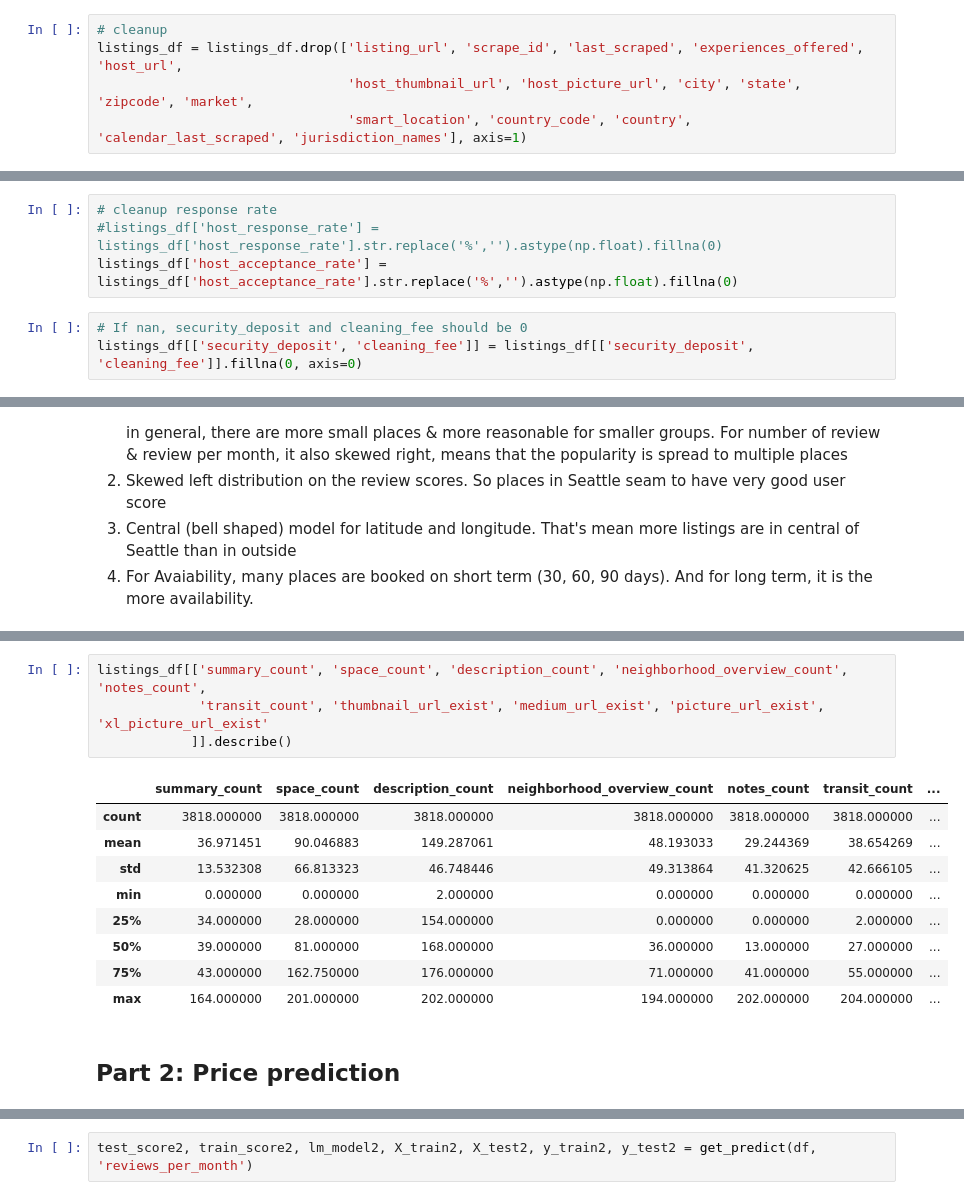
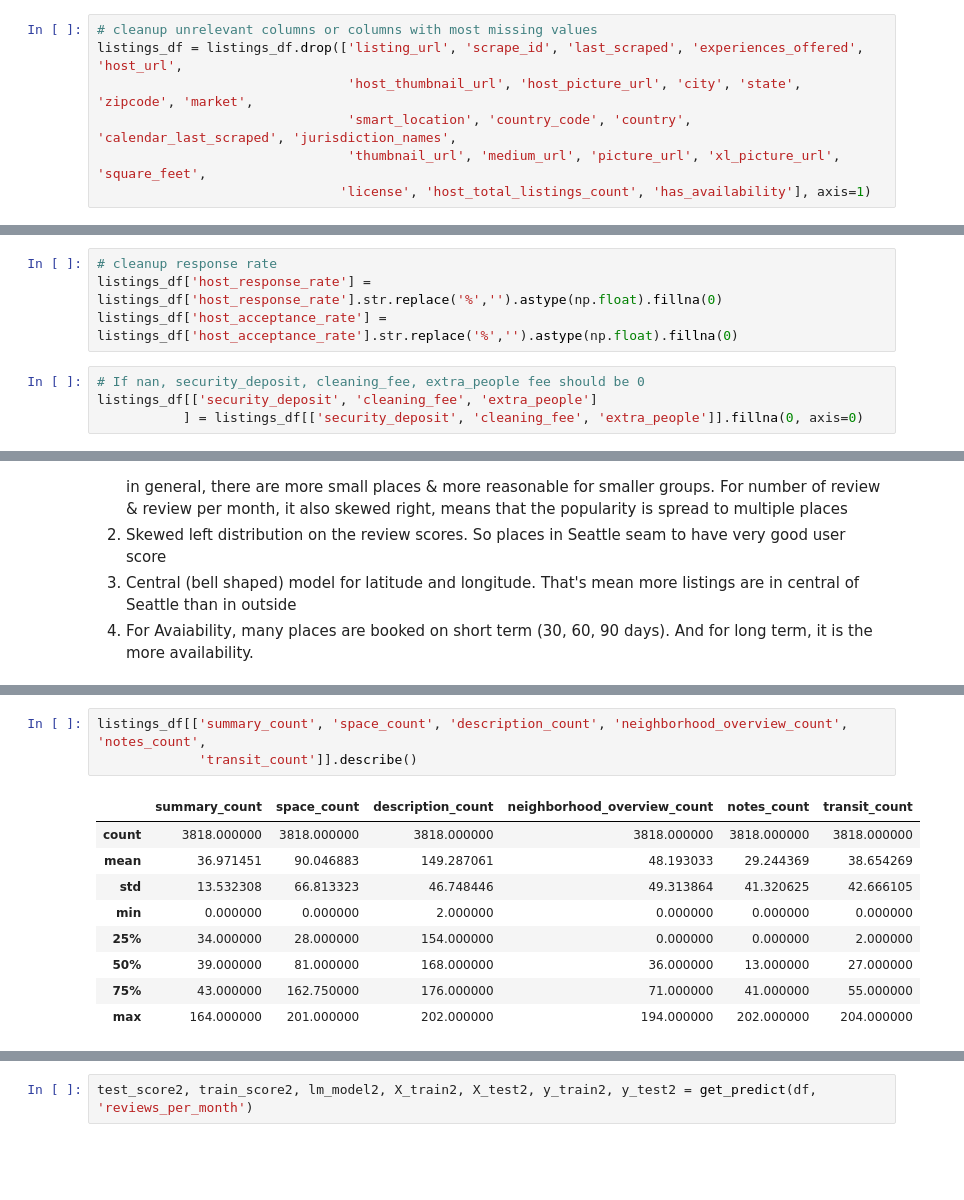
Before and after one commit to tienlx93/ds-project1-airbnb-seattle, a Jupyter notebook: Seattle Airbnb analysis.ipynb, the cells around one changed output, grey strips where cells are left out. Cells and saved outputs as stored; diff of their text form; blank space fills up the shorter version.

Commit message:
update all parts to final version

```diff
--- a/Seattle Airbnb analysis.ipynb
+++ b/Seattle Airbnb analysis.ipynb
@@ -58,8 +102,10 @@ Name: jurisdiction_names, dtype: int64
 # %%
-# cleanup
+# cleanup unrelevant columns or columns with most missing values
 listings_df = listings_df.drop(['listing_url', 'scrape_id', 'last_scraped', 'experiences_offered', 'host_url',
                                 'host_thumbnail_url', 'host_picture_url', 'city', 'state', 'zipcode', 'market',
-                                'smart_location', 'country_code', 'country', 'calendar_last_scraped', 'jurisdiction_names'], axis=1)
+                                'smart_location', 'country_code', 'country', 'calendar_last_scraped', 'jurisdiction_names',
+                                'thumbnail_url', 'medium_url', 'picture_url', 'xl_picture_url', 'square_feet',
+                               'license', 'host_total_listings_count', 'has_availability'], axis=1)
 # %%
 # replace t/f values
 
@@ -82,7 +126,8 @@ calendar_df['price'] = cleanup_price(calendar_df['price'])
 # %%
 # cleanup response rate
-#listings_df['host_response_rate'] = listings_df['host_response_rate'].str.replace('%','').astype(np.float).fillna(0)
+listings_df['host_response_rate'] = listings_df['host_response_rate'].str.replace('%','').astype(np.float).fillna(0)
 listings_df['host_acceptance_rate'] = listings_df['host_acceptance_rate'].str.replace('%','').astype(np.float).fillna(0)
 # %%
-# If nan, security_deposit and cleaning_fee should be 0
-listings_df[['security_deposit', 'cleaning_fee']] = listings_df[['security_deposit', 'cleaning_fee']].fillna(0, axis=0)
+# If nan, security_deposit, cleaning_fee, extra_people fee should be 0
+listings_df[['security_deposit', 'cleaning_fee', 'extra_people']
+           ] = listings_df[['security_deposit', 'cleaning_fee', 'extra_people']].fillna(0, axis=0)
@@ -173,16 +327,13 @@ listings_df[['price', 'bathrooms', 'bedrooms', 'beds', 'host_listings_count', 'n
 # %%
 listings_df[['summary_count', 'space_count', 'description_count', 'neighborhood_overview_count', 'notes_count',
-             'transit_count', 'thumbnail_url_exist', 'medium_url_exist', 'picture_url_exist', 'xl_picture_url_exist'
-            ]].describe()
+             'transit_count']].describe()
 # %% [output]
-|  | summary_count | space_count | description_count | neighborhood_overview_count | notes_count | transit_count | ... |
-| count | 3818.000000 | 3818.000000 | 3818.000000 | 3818.000000 | 3818.000000 | 3818.000000 | ... |
-| mean | 36.971451 | 90.046883 | 149.287061 | 48.193033 | 29.244369 | 38.654269 | ... |
-| std | 13.532308 | 66.813323 | 46.748446 | 49.313864 | 41.320625 | 42.666105 | ... |
-| min | 0.000000 | 0.000000 | 2.000000 | 0.000000 | 0.000000 | 0.000000 | ... |
-| 25% | 34.000000 | 28.000000 | 154.000000 | 0.000000 | 0.000000 | 2.000000 | ... |
-| 50% | 39.000000 | 81.000000 | 168.000000 | 36.000000 | 13.000000 | 27.000000 | ... |
-| 75% | 43.000000 | 162.750000 | 176.000000 | 71.000000 | 41.000000 | 55.000000 | ... |
-| max | 164.000000 | 201.000000 | 202.000000 | 194.000000 | 202.000000 | 204.000000 | ... |
+|  | summary_count | space_count | description_count | neighborhood_overview_count | notes_count | transit_count |
+| count | 3818.000000 | 3818.000000 | 3818.000000 | 3818.000000 | 3818.000000 | 3818.000000 |
+| mean | 36.971451 | 90.046883 | 149.287061 | 48.193033 | 29.244369 | 38.654269 |
+| std | 13.532308 | 66.813323 | 46.748446 | 49.313864 | 41.320625 | 42.666105 |
+| min | 0.000000 | 0.000000 | 2.000000 | 0.000000 | 0.000000 | 0.000000 |
+| 25% | 34.000000 | 28.000000 | 154.000000 | 0.000000 | 0.000000 | 2.000000 |
+| 50% | 39.000000 | 81.000000 | 168.000000 | 36.000000 | 13.000000 | 27.000000 |
+| 75% | 43.000000 | 162.750000 | 176.000000 | 71.000000 | 41.000000 | 55.000000 |
+| max | 164.000000 | 201.000000 | 202.000000 | 194.000000 | 202.000000 | 204.000000 |
-# %% [markdown]
-## Part 2: Price prediction
```
Also changed, not shown: parts of 76 cells of this notebook, 2 other files.
